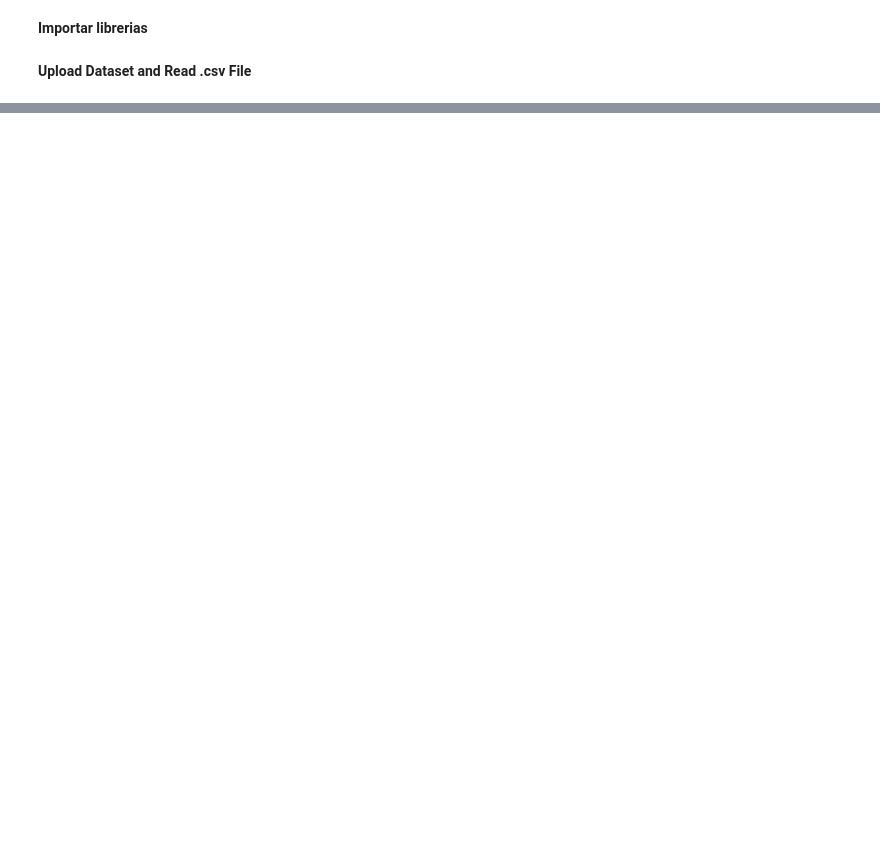
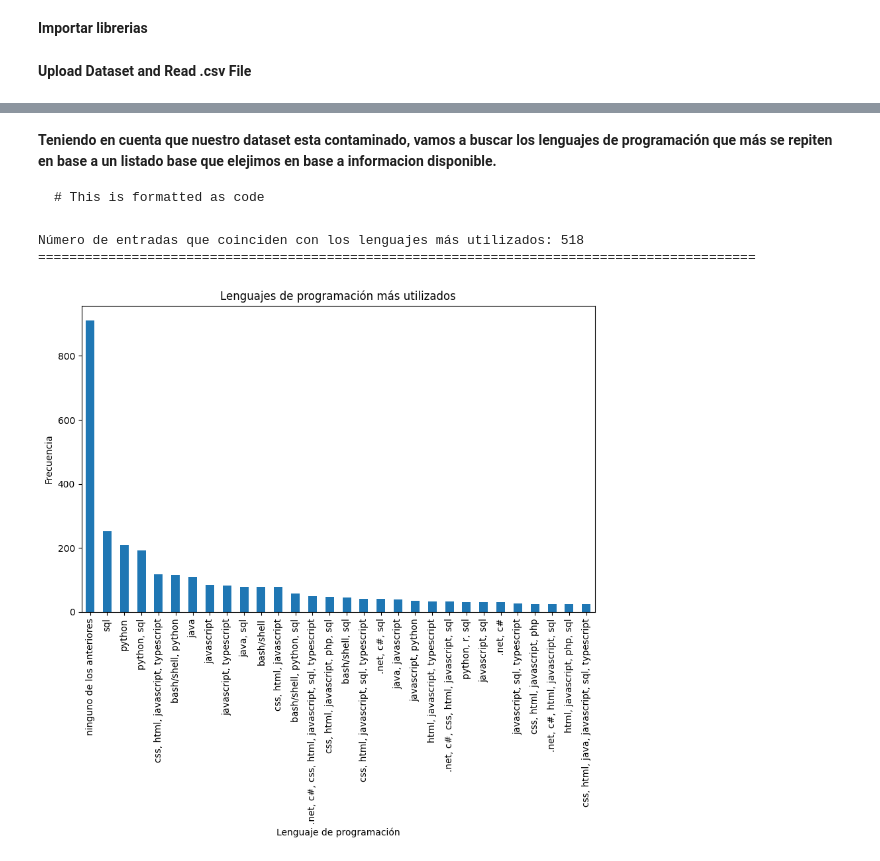
Before and after one commit to hernanmartinezrivero/machine_learning, a Jupyter notebook: Ejercicio01.ipynb, the cells around one changed output, grey strips where cells are left out. Cells and saved outputs as stored; diff of their text form; code cells hidden in the pictures; blank space fills up the shorter version.

````diff
--- a/Ejercicio01.ipynb
+++ b/Ejercicio01.ipynb
@@ -30,0 +100,3 @@ df = pd.read_csv(url)
+# %%
+df.drop(['¿Salir o seguir contestando?', '¿Salir o seguir contestando sobre las guardias?', '¿Salir o seguir contestando sobre estudios?'], axis=1, inplace=True)
+df.head()
@@ -30,0 +256,35 @@ df = pd.read_csv(url)
+# %% [markdown]
+**Teniendo en cuenta que nuestro dataset esta contaminado, vamos a buscar los lenguajes de programación que más se repiten en base a un listado base que elejimos en base a informacion disponible.**
+
+```
+# This is formatted as code
+```
+# %%
+def contar_lenguajes(df, columna):
+    # Lista de los lenguajes de programación más utilizados
+    lenguajes = [
+        "javascript", "python", "java", "c#", "php", "typescript", "c++",
+        "ruby", "swift", "kotlin", "go", "rust", "r", "scala", "dart"
+    ]
+
+    # Convierte los datos de la columna a minúsculas y cuenta las coincidencias con la lista
+    conteo = df[columna].str.lower().isin(lenguajes).sum()
+
+    return conteo
+
+# Llamada a la función
+resultado = contar_lenguajes(df, 'tools_programming_languages')
+print(f'Número de entradas que coinciden con los lenguajes más utilizados: {resultado}')
+print("============================================================================================")
+
+# Graficar las coincidencias
+plt.figure(figsize=(10, 6))
+df['tools_programming_languages'].str.lower().value_counts().head(30).plot(kind='bar')
+plt.title('Lenguajes de programación más utilizados')
+plt.xlabel('Lenguaje de programación')
+plt.ylabel('Frecuencia')
+plt.show()
+# %% [output]
+Número de entradas que coinciden con los lenguajes más utilizados: 518
+============================================================================================
+[figure, added]
````
Also changed, not shown: parts of 29 cells of this notebook.
